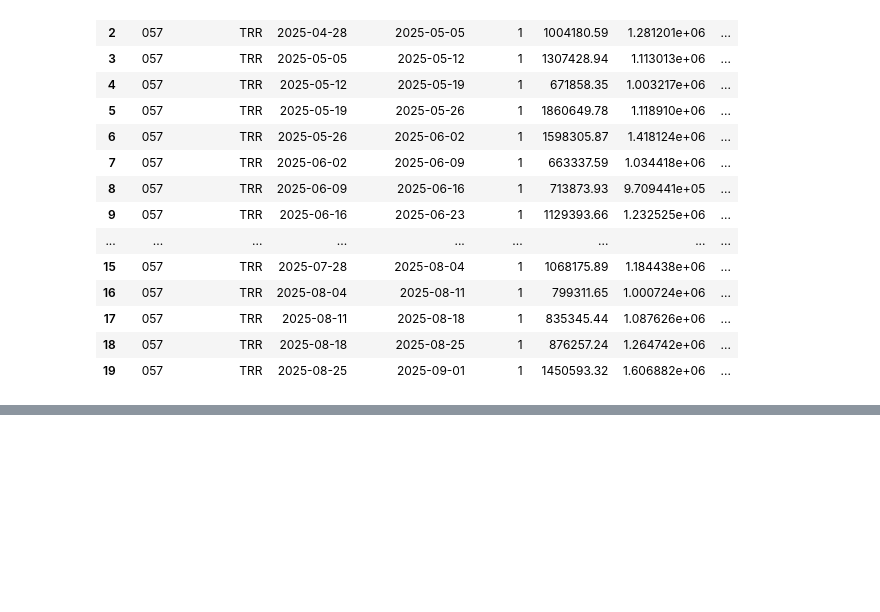
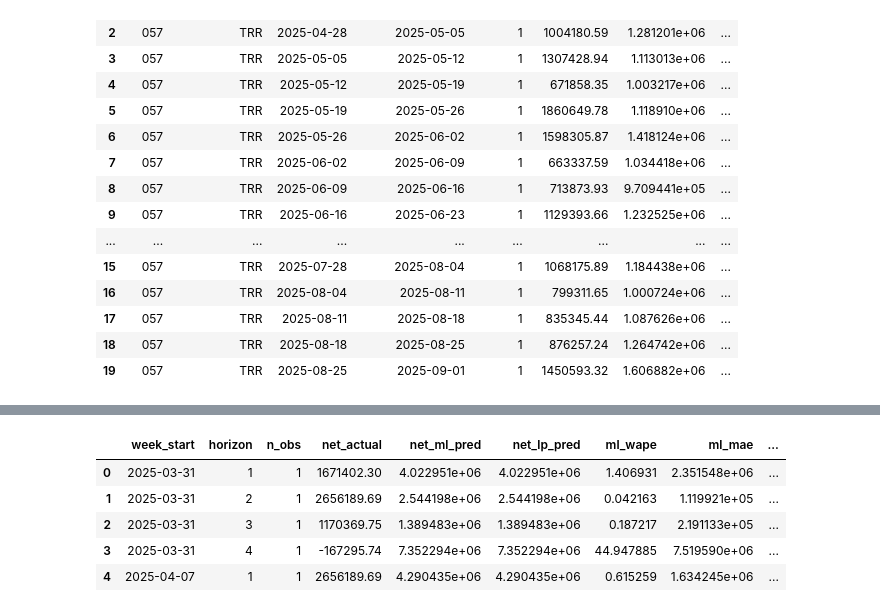
Before and after one commit to porvakanti/hubbleAI, a Jupyter notebook: notebooks/inspect_output.ipynb, the cells around one changed output, grey strips where cells are left out. Drawn from its saved outputs; the diff is of its cells as text; code cells hidden in the pictures; blank space fills up the shorter version.

```diff
--- a/notebooks/inspect_output.ipynb
+++ b/notebooks/inspect_output.ipynb
@@ -166,0 +197,9 @@ list(metrics_root.rglob("*.parquet"))
+# %%
+metrics_net.head()
+# %% [output]
+|  | week_start | horizon | n_obs | net_actual | net_ml_pred | net_lp_pred | ml_wape | ml_mae | ... |
+| 0 | 2025-03-31 | 1 | 1 | 1671402.30 | 4.022951e+06 | 4.022951e+06 | 1.406931 | 2.351548e+06 | ... |
+| 1 | 2025-03-31 | 2 | 1 | 2656189.69 | 2.544198e+06 | 2.544198e+06 | 0.042163 | 1.119921e+05 | ... |
+| 2 | 2025-03-31 | 3 | 1 | 1170369.75 | 1.389483e+06 | 1.389483e+06 | 0.187217 | 2.191133e+05 | ... |
+| 3 | 2025-03-31 | 4 | 1 | -167295.74 | 7.352294e+06 | 7.352294e+06 | 44.947885 | 7.519590e+06 | ... |
+| 4 | 2025-04-07 | 1 | 1 | 2656189.69 | 4.290435e+06 | 4.290435e+06 | 0.615259 | 1.634245e+06 | ... |
```
Also changed, not shown: parts of 7 cells of this notebook.
